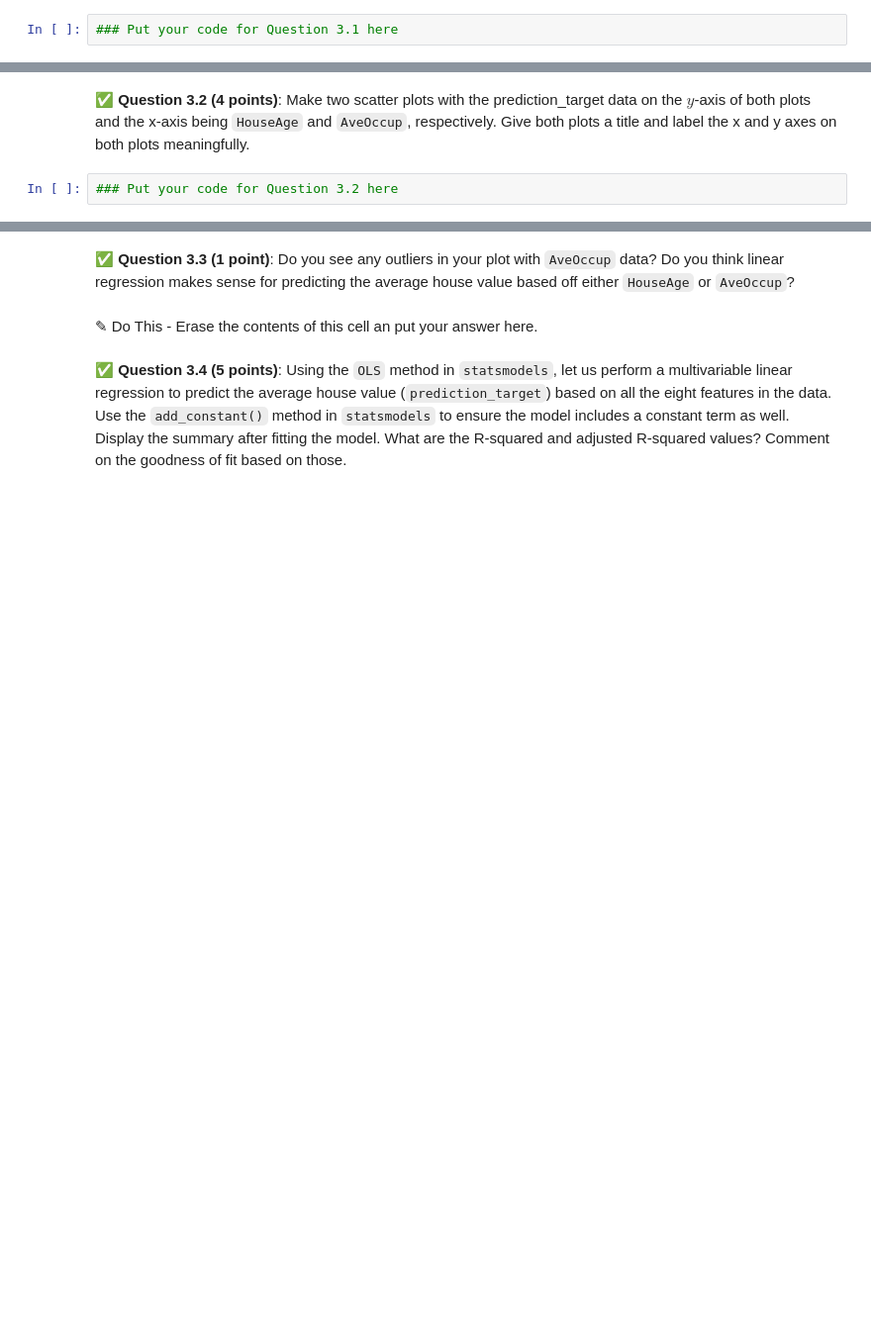
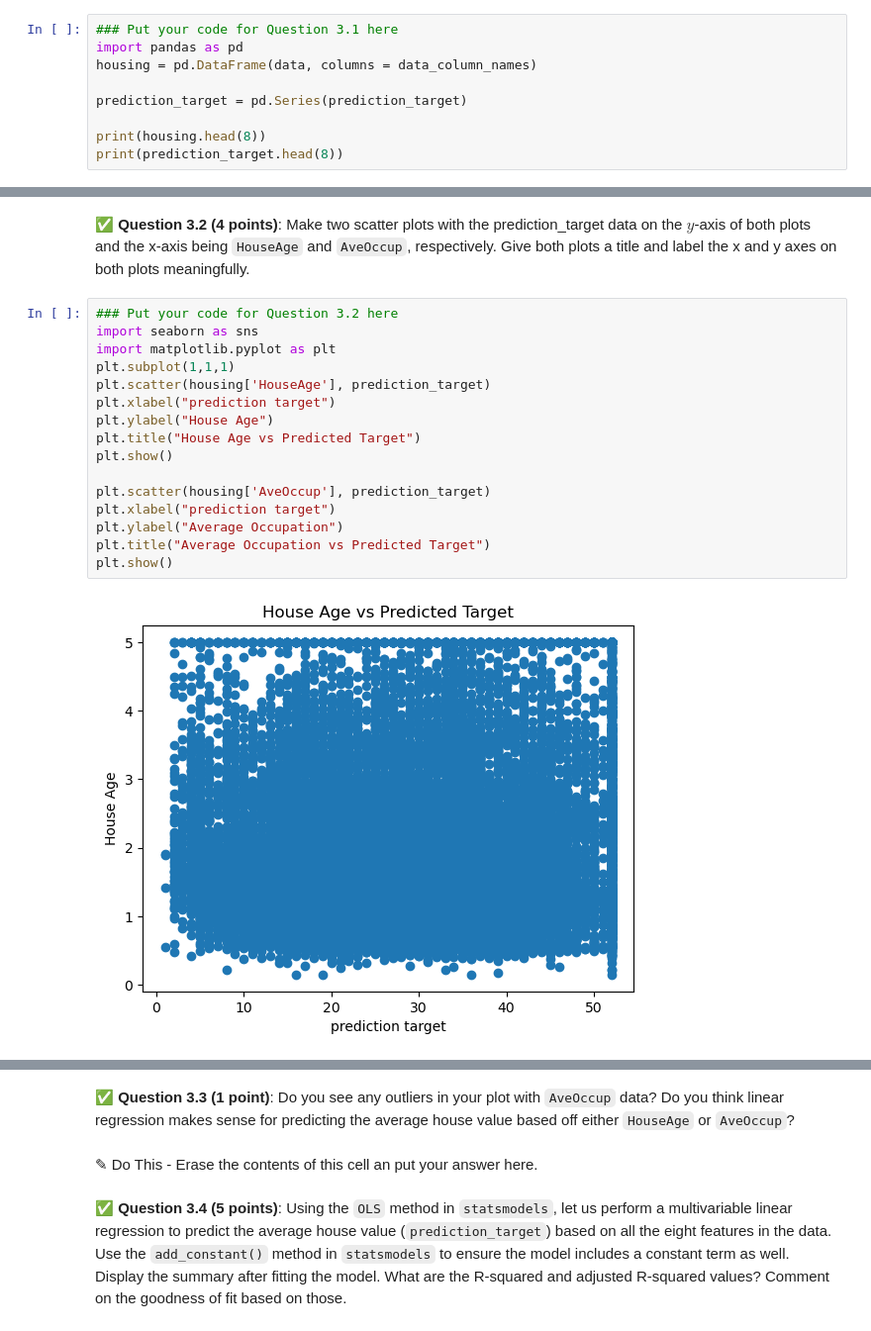
Before and after one commit to renn463/cmse202-s24-turnin, a Jupyter notebook: Final/finalexam/CMSE202-Final-Section3-STUDENT-Copy1.ipynb, the cells around one changed output, grey strips where cells are left out. Shown at 99% size. Cells and saved outputs as stored; diff of their text form; blank space fills up the shorter version.

```diff
--- a/Final/finalexam/CMSE202-Final-Section3-STUDENT-Copy1.ipynb
+++ b/Final/finalexam/CMSE202-Final-Section3-STUDENT-Copy1.ipynb
@@ -172,3 +185,10 @@ data_column_names = housing.feature_names
 &#9989; **Question 3.1 (3 points)**: First convert the `data` into a Pandas dataframe with column names as in `data_column_names`. Display the first 8 rows of the dataframe to check if it is displaying correctly. Convert the `prediction_target` which has average house values to a Pandas series. Make sure to use these for subsequent questions.
 # %%
 ### Put your code for Question 3.1 here
+import pandas as pd
+housing = pd.DataFrame(data, columns = data_column_names)
+
+prediction_target = pd.Series(prediction_target)
+
+print(housing.head(8))
+print(prediction_target.head(8))
@@ -175,4 +213,20 @@ data_column_names = housing.feature_names
 # %% [markdown]
 &#9989; **Question 3.2 (4 points)**: Make two scatter plots with the prediction_target data on the $y$-axis of both plots and the x-axis being `HouseAge` and `AveOccup`, respectively. Give both plots a title and label the x and y axes on both plots meaningfully.
-# %%
-### Put your code for Question 3.2 here
+# %%
+### Put your code for Question 3.2 here
+import seaborn as sns
+import matplotlib.pyplot as plt
+plt.subplot(1,1,1)
+plt.scatter(housing['HouseAge'], prediction_target)
+plt.xlabel("prediction target")
+plt.ylabel("House Age")
+plt.title("House Age vs Predicted Target")
+plt.show()
+
+plt.scatter(housing['AveOccup'], prediction_target)
+plt.xlabel("prediction target")
+plt.ylabel("Average Occupation")
+plt.title("Average Occupation vs Predicted Target")
+plt.show()
+# %% [output]
+[figure, added]
```
Also changed, not shown: parts of 19 cells of this notebook.
